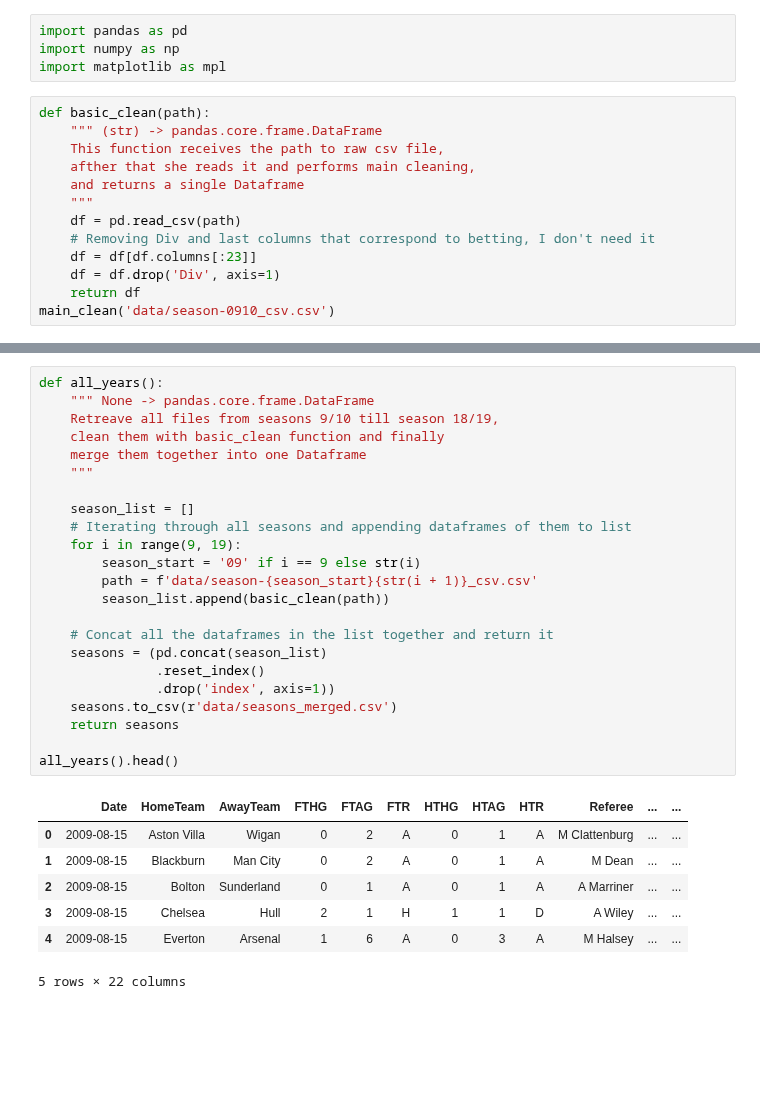
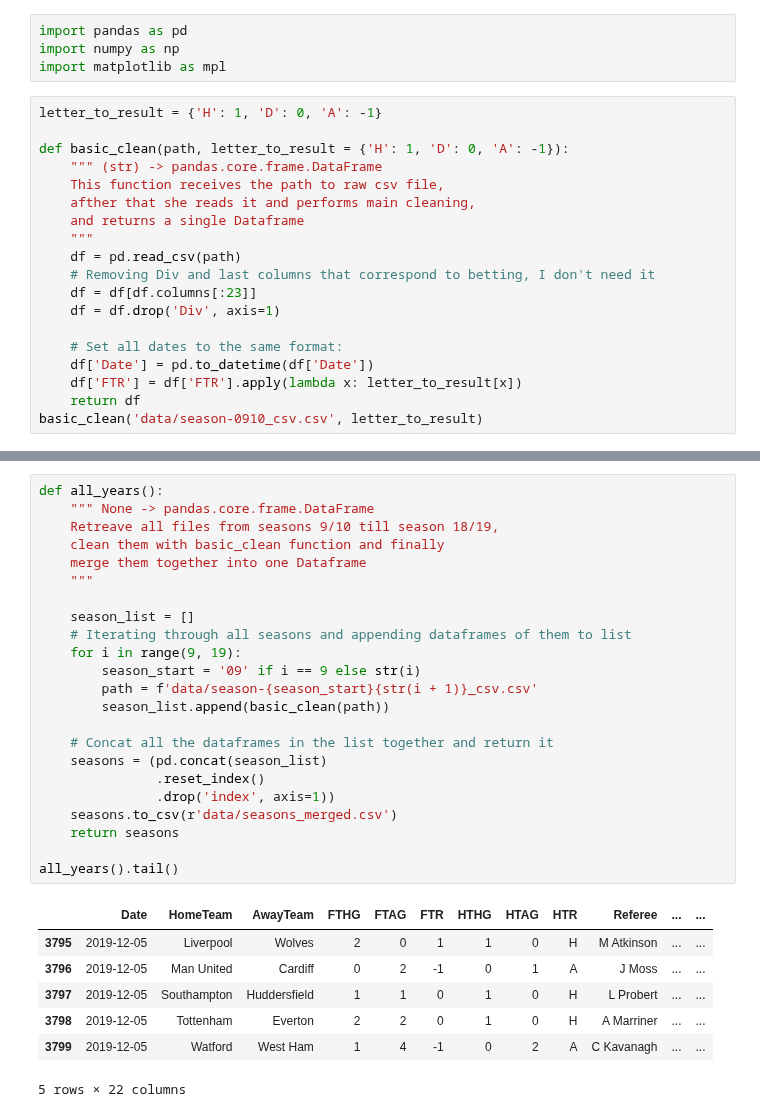
Before and after one commit to maxymkuz/Sports-predictor, a Jupyter notebook: clean_files.ipynb, the cells around one changed output, grey strips where cells are left out. Saved outputs shown, nothing was run; the diff lists cells and outputs as text; blank space fills up the shorter version.

```diff
--- a/clean_files.ipynb
+++ b/clean_files.ipynb
@@ -3,7 +3,9 @@ import pandas as pd
 import numpy as np
 import matplotlib as mpl
 # %%
-def basic_clean(path):
+letter_to_result = {'H': 1, 'D': 0, 'A': -1}
+
+def basic_clean(path, letter_to_result = {'H': 1, 'D': 0, 'A': -1}):
     """ (str) -> pandas.core.frame.DataFrame
     This function receives the path to raw csv file,
     afther that she reads it and performs main cleaning,
@@ -13,7 +15,11 @@ def basic_clean(path):
     # Removing Div and last columns that correspond to betting, I don't need it
     df = df[df.columns[:23]]
     df = df.drop('Div', axis=1)
+
+    # Set all dates to the same format:
+    df['Date'] = pd.to_datetime(df['Date'])
+    df['FTR'] = df['FTR'].apply(lambda x: letter_to_result[x])
     return df
-main_clean('data/season-0910_csv.csv')
+basic_clean('data/season-0910_csv.csv', letter_to_result)
 # %% [output]
 |  | Date | HomeTeam | AwayTeam | FTHG | FTAG | FTR | HTHG | HTAG | HTR | Referee | ... | ... |
@@ -32,31 +38,31 @@ main_clean('data/season-0910_csv.csv')
 # %%
 def all_years():
     """ None -> pandas.core.frame.DataFrame
     Retreave all files from seasons 9/10 till season 18/19,
     clean them with basic_clean function and finally
     merge them together into one Dataframe
     """
 
     season_list = []
     # Iterating through all seasons and appending dataframes of them to list
     for i in range(9, 19):
         season_start = '09' if i == 9 else str(i)
         path = f'data/season-{season_start}{str(i + 1)}_csv.csv'
         season_list.append(basic_clean(path))
 
     # Concat all the dataframes in the list together and return it
     seasons = (pd.concat(season_list)
                .reset_index()
                .drop('index', axis=1))
     seasons.to_csv(r'data/seasons_merged.csv')
     return seasons
 
-all_years().head()
+all_years().tail()
 # %% [output]
 |  | Date | HomeTeam | AwayTeam | FTHG | FTAG | FTR | HTHG | HTAG | HTR | Referee | ... | ... |
-| 0 | 2009-08-15 | Aston Villa | Wigan | 0 | 2 | A | 0 | 1 | A | M Clattenburg | ... | ... |
-| 1 | 2009-08-15 | Blackburn | Man City | 0 | 2 | A | 0 | 1 | A | M Dean | ... | ... |
-| 2 | 2009-08-15 | Bolton | Sunderland | 0 | 1 | A | 0 | 1 | A | A Marriner | ... | ... |
-| 3 | 2009-08-15 | Chelsea | Hull | 2 | 1 | H | 1 | 1 | D | A Wiley | ... | ... |
-| 4 | 2009-08-15 | Everton | Arsenal | 1 | 6 | A | 0 | 3 | A | M Halsey | ... | ... |
+| 3795 | 2019-12-05 | Liverpool | Wolves | 2 | 0 | 1 | 1 | 0 | H | M Atkinson | ... | ... |
+| 3796 | 2019-12-05 | Man United | Cardiff | 0 | 2 | -1 | 0 | 1 | A | J Moss | ... | ... |
+| 3797 | 2019-12-05 | Southampton | Huddersfield | 1 | 1 | 0 | 1 | 0 | H | L Probert | ... | ... |
+| 3798 | 2019-12-05 | Tottenham | Everton | 2 | 2 | 0 | 1 | 0 | H | A Marriner | ... | ... |
+| 3799 | 2019-12-05 | Watford | West Ham | 1 | 4 | -1 | 0 | 2 | A | C Kavanagh | ... | ... |
 5 rows × 22 columns
```
Also changed, not shown: parts of 1 cell of this notebook, 5 other files.
